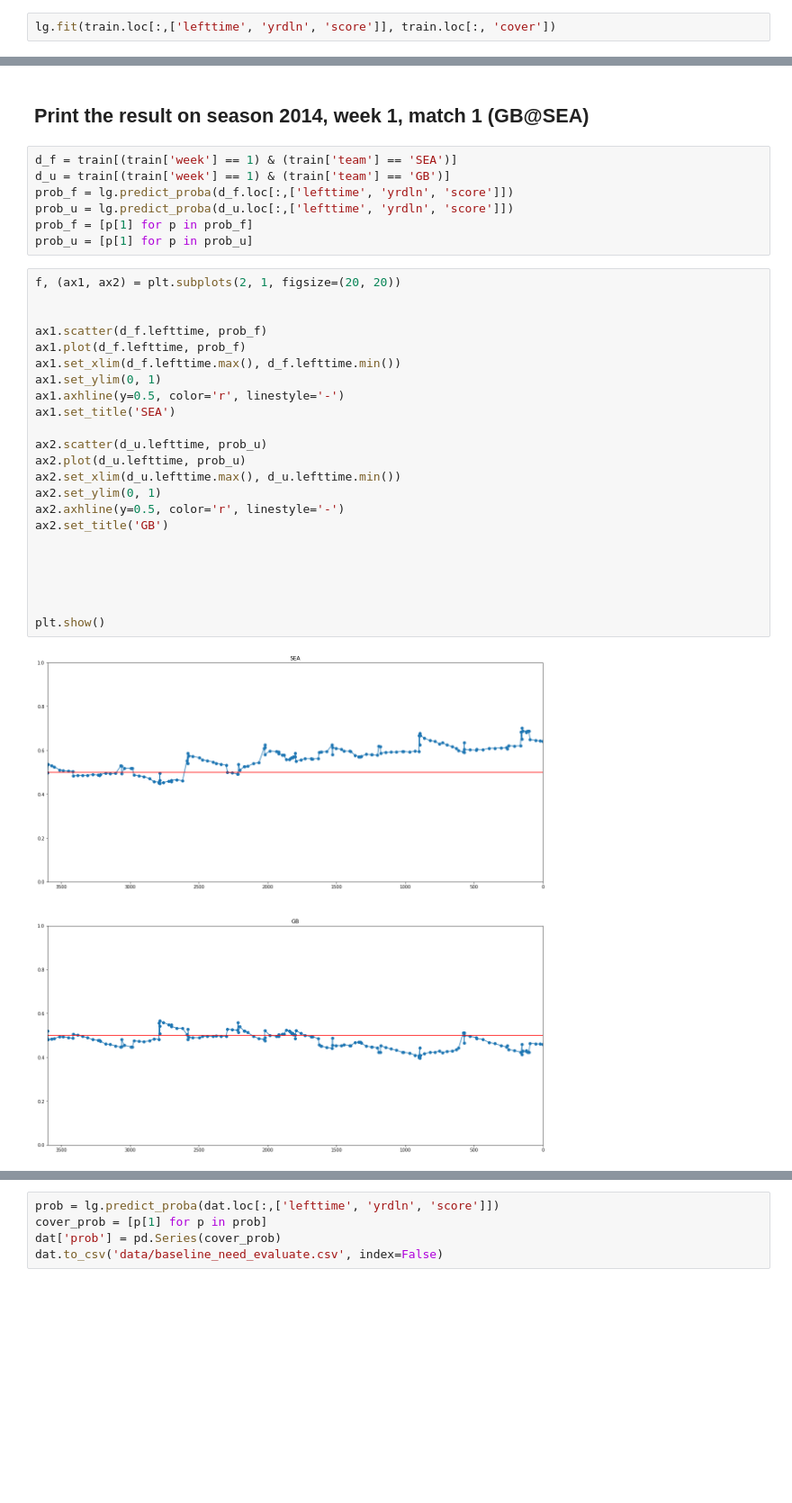
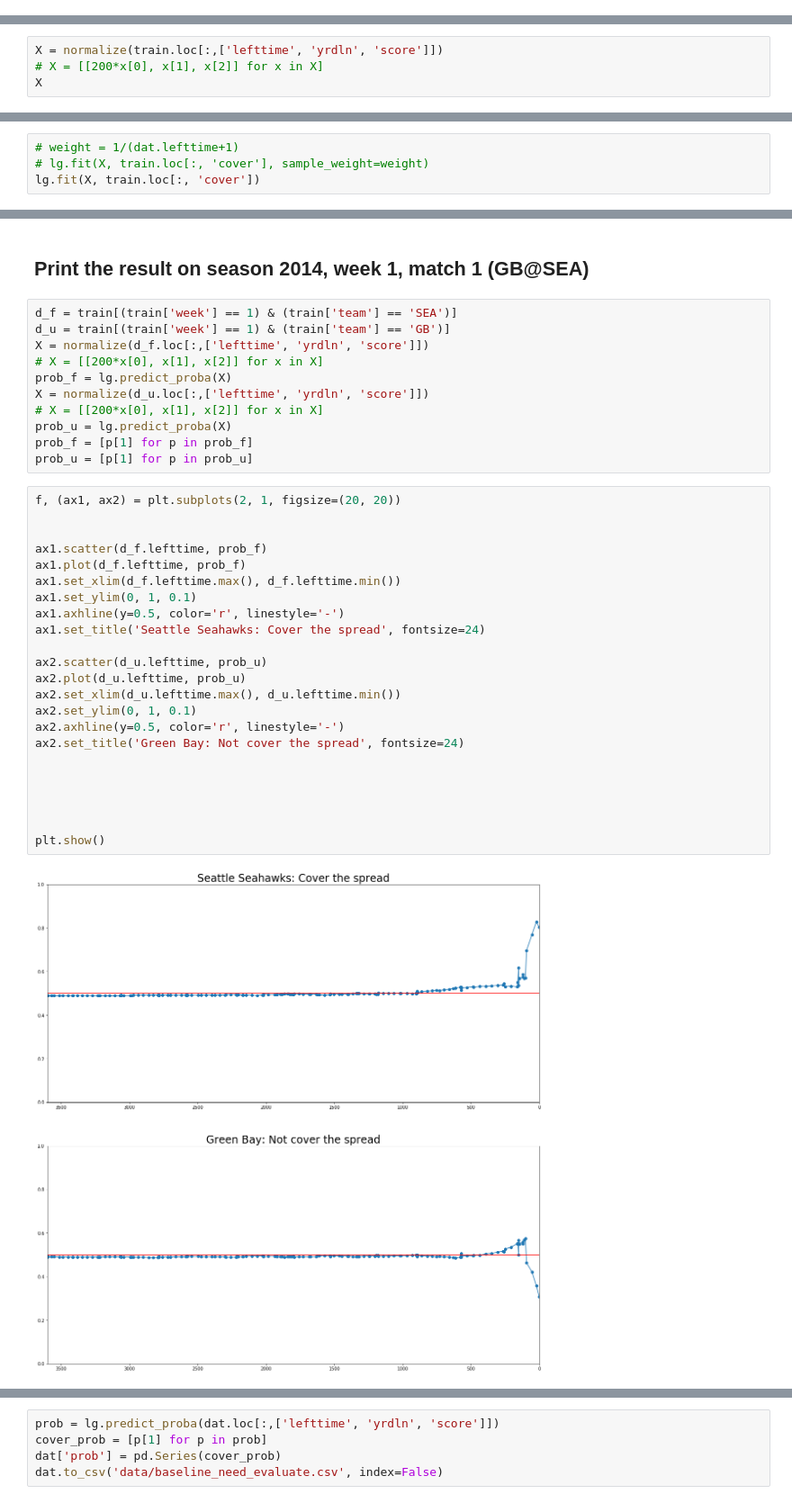
Before and after one commit to tyagi-iiitv/NFLLive, a Jupyter notebook: Baseline.ipynb, the cells around one changed output, grey strips where cells are left out. Shown: that part at 90% size. Drawn from its saved outputs; the diff is of its cells as text; blank space fills up the shorter version.

```diff
--- a/Baseline.ipynb
+++ b/Baseline.ipynb
@@ -50,2 +49,0 @@ lg = lm.LogisticRegression(penalty='l1')
-# %%
-lg.fit(train.loc[:,['lefttime', 'yrdln', 'score']], train.loc[:, 'cover'])
@@ -56,0 +50,4 @@ LogisticRegression(C=1.0, class_weight=None, dual=False, fit_intercept=True,
+# %%
+X = normalize(train.loc[:,['lefttime', 'yrdln', 'score']])
+# X = [[200*x[0], x[1], x[2]] for x in X]
+X
@@ -56,0 +62,4 @@ LogisticRegression(C=1.0, class_weight=None, dual=False, fit_intercept=True,
+# %%
+# weight = 1/(dat.lefttime+1)
+# lg.fit(X, train.loc[:, 'cover'], sample_weight=weight)
+lg.fit(X, train.loc[:, 'cover'])
@@ -63,33 +77,37 @@ array([-1.,  1.])
 # %%
 d_f = train[(train['week'] == 1) & (train['team'] == 'SEA')]
 d_u = train[(train['week'] == 1) & (train['team'] == 'GB')]
-prob_f = lg.predict_proba(d_f.loc[:,['lefttime', 'yrdln', 'score']])
-prob_u = lg.predict_proba(d_u.loc[:,['lefttime', 'yrdln', 'score']])
+X = normalize(d_f.loc[:,['lefttime', 'yrdln', 'score']])
+# X = [[200*x[0], x[1], x[2]] for x in X]
+prob_f = lg.predict_proba(X)
+X = normalize(d_u.loc[:,['lefttime', 'yrdln', 'score']])
+# X = [[200*x[0], x[1], x[2]] for x in X]
+prob_u = lg.predict_proba(X)
 prob_f = [p[1] for p in prob_f]
 prob_u = [p[1] for p in prob_u]
 # %%
 f, (ax1, ax2) = plt.subplots(2, 1, figsize=(20, 20))
 
 
 ax1.scatter(d_f.lefttime, prob_f)
 ax1.plot(d_f.lefttime, prob_f)
 ax1.set_xlim(d_f.lefttime.max(), d_f.lefttime.min())
-ax1.set_ylim(0, 1)
+ax1.set_ylim(0, 1, 0.1)
 ax1.axhline(y=0.5, color='r', linestyle='-')
-ax1.set_title('SEA')
+ax1.set_title('Seattle Seahawks: Cover the spread', fontsize=24)
 
 ax2.scatter(d_u.lefttime, prob_u)
 ax2.plot(d_u.lefttime, prob_u)
 ax2.set_xlim(d_u.lefttime.max(), d_u.lefttime.min())
-ax2.set_ylim(0, 1)
+ax2.set_ylim(0, 1, 0.1)
 ax2.axhline(y=0.5, color='r', linestyle='-')
-ax2.set_title('GB')
+ax2.set_title('Green Bay: Not cover the spread', fontsize=24)
 
 
 
 
 
 plt.show()
 # %% [output]
-[figure, old version]
+[figure, new version]
 # %% [markdown]
```
Also changed, not shown: parts of 11 cells of this notebook, 3 other files.
